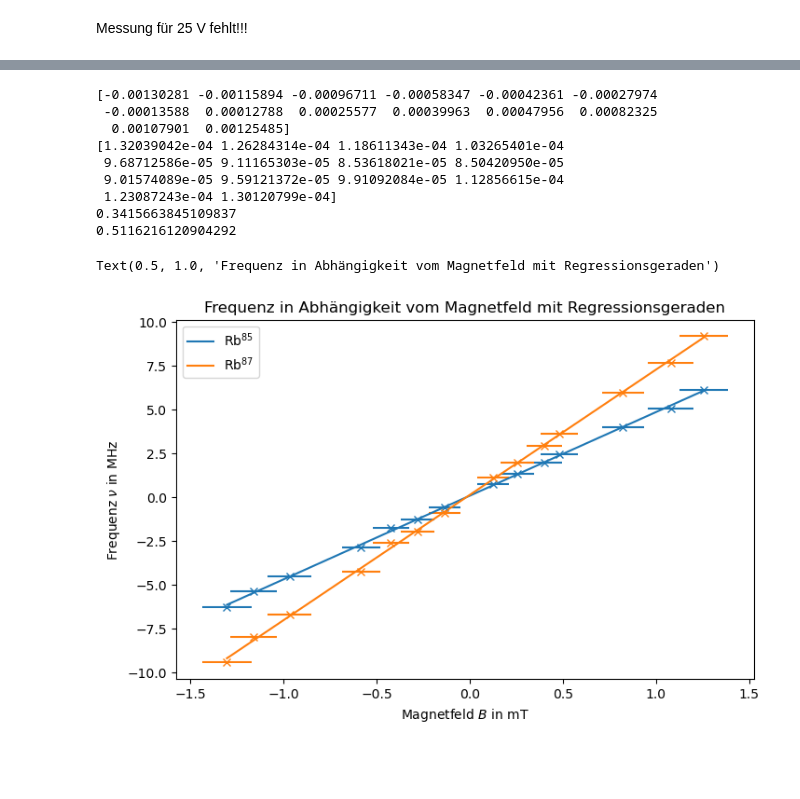
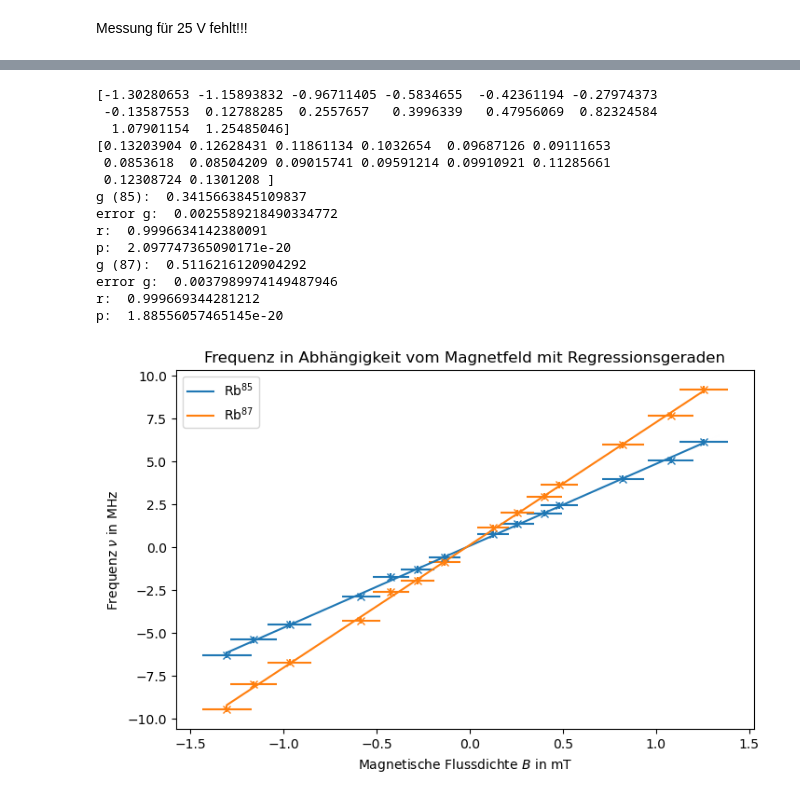
Before and after one commit to hannes-ebe/F-Prak-B, a Jupyter notebook: Optisches_Pumpen/frequenzsweep.ipynb, the cells around one changed output, grey strips where cells are left out. Drawn from its saved outputs; the diff is of its cells as text; code cells hidden in the pictures; blank space fills up the shorter version.

```diff
--- a/Optisches_Pumpen/frequenzsweep.ipynb
+++ b/Optisches_Pumpen/frequenzsweep.ipynb
@@ -81,7 +81,7 @@ def find_flanke(y):
 
 def peak_func(feq,U,I,height,prominence,width,cut=(0,1)):
     '''Nutze die zwei niedrigsten Peaks'''
-    feq.plot(title=f'Spulenspannung $U={U}$ V',xlabel='time',ylabel1='SYNC-Signal in V',ylabel2='Spannung der Photodiode in V')
+    feq.plot(title=f'Spannung am Funktionsgenerator $U={U}$ V',xlabel='Zeit in s',ylabel1='SYNC-Signal in V',ylabel2='Spannung der Photodiode in V')
 
     # Daten auf den zu sehenden Sweep eingeschränkt.
     # Nutze die zwei niedrigsten Peaks.
@@ -105,9 +105,17 @@ def peak_func(feq,U,I,height,prominence,width,cut=(0,1)):
 
     B = const.mu_0*helmholtz(N,r,0.5*I)  # Helmholtz gibt H zurück, nicht B
     Berr = const.mu_0*helmholtz(N,r,abs(0.02*I)+0.05)
-    print(Berr)
 
-    return np.array([B,freq[peaks][0],freq[peaks][1],Berr])
+    # print('Spannung: ',U)
+    # print(B*1e3)
+    # print(Berr*1e3)
+
+    # print(peaks)
+    ferr = 50/(flanken[1]-flanken[0])*(10e6-500e3)
+
+    plt.savefig(f'figures/frequenzsweep_{U}_V.pdf')
+
+    return np.array([B,freq[peaks][0],freq[peaks][1],Berr,ferr])
 
 peaks = []
 
@@ -128,5 +136,4 @@ peaks.append(peak_func(sweep[13],3.5,1.35,-1.581,0.001,10,cut=(0,1)))
 peaks.append(peak_func(sweep[14],4.0,1.57,-1.5885,0.001,10,cut=(0,1)))
 
 peaks = np.array(peaks).T
-print(peaks)
 # %% [output]
@@ -168,48 +159,66 @@ def slope_to_g(slope):
 
 # Stimmt die Einheit des Magnetfeldes???
 fig, ax = plt.subplots(figsize=(8,5))
 
 # Entferne einen Wert und invertiere den ersten Teil der Geraden
 B = peaks[0]
 f1 = peaks[1]
 f2 = peaks[2]
 Berr = peaks[3]
+ferr = peaks[4]
 entf = 3
 B = np.delete(B,[entf])
 Berr = np.delete(Berr,[entf])
 f1 = np.delete(f1,[entf])
 f2 = np.delete(f2,[entf])
 f1 = np.append(-1*f1[0:7],f1[7:])
 f2 = np.append(-1*f2[0:7],f2[7:])
+ferr = np.delete(ferr,[entf])
 
-plt.errorbar(B*1e3,f1*1e-6,xerr=Berr*1e3,linestyle=' ',marker='x')
-plt.errorbar(B*1e3,f2*1e-6,xerr=Berr*1e3,linestyle=' ',marker='x')
+# Fehler für B aus Multimeter-Messung
+# Fehler für Frequenz aus Abschätung von \pm 5 Zeitschhritten
 
-print(B)
-print(Berr)
+plt.errorbar(B*1e3,f1*1e-6,xerr=Berr*1e3,yerr=ferr*1e-6,linestyle=' ',marker='x')
+plt.errorbar(B*1e3,f2*1e-6,xerr=Berr*1e3,yerr=ferr*1e-6,linestyle=' ',marker='x')
+
+print(B*1e3)
+print(Berr*1e3)
+# print(ferr)
+# print(f2)
 
 slope, intercept, rvalue, pvalue, slope_std = linregress(B,f1)
 plt.plot(B*1e3,lin(B,slope,intercept)*1e-6,label='Rb$^{85}$',c='tab:blue')
-print(slope_to_g(slope))
+print('g (85): ', slope_to_g(slope))
+print('error g: ', slope_to_g(slope_std))
+print('r: ',rvalue)
+print('p: ',pvalue)
 
 
 slope, intercept, rvalue, pvalue, slope_std = linregress(B,f2)
 plt.plot(B*1e3,lin(B,slope,intercept)*1e-6,label='Rb$^{87}$',c='tab:orange')
-print(slope_to_g(slope))
+print('g (87): ', slope_to_g(slope))
+print('error g: ', slope_to_g(slope_std))
+print('r: ',rvalue)
+print('p: ',pvalue)
 
-plt.xlabel('Magnetfeld $B$ in mT')
+plt.xlabel('Magnetische Flussdichte $B$ in mT')
 plt.ylabel(r'Frequenz $\nu$ in MHz')
 plt.legend()
 plt.title('Frequenz in Abhängigkeit vom Magnetfeld mit Regressionsgeraden')
+plt.savefig('figures/frequenzsweep_regression.pdf')
 # %% [output]
-[-0.00130281 -0.00115894 -0.00096711 -0.00058347 -0.00042361 -0.00027974
- -0.00013588  0.00012788  0.00025577  0.00039963  0.00047956  0.00082325
-  0.00107901  0.00125485]
-[1.32039042e-04 1.26284314e-04 1.18611343e-04 1.03265401e-04
- 9.68712586e-05 9.11165303e-05 8.53618021e-05 8.50420950e-05
- 9.01574089e-05 9.59121372e-05 9.91092084e-05 1.12856615e-04
- 1.23087243e-04 1.30120799e-04]
-0.3415663845109837
-0.5116216120904292
+[-1.30280653 -1.15893832 -0.96711405 -0.5834655  -0.42361194 -0.27974373
+ -0.13587553  0.12788285  0.2557657   0.3996339   0.47956069  0.82324584
+  1.07901154  1.25485046]
+[0.13203904 0.12628431 0.11861134 0.1032654  0.09687126 0.09111653
+ 0.0853618  0.08504209 0.09015741 0.09591214 0.09910921 0.11285661
+ 0.12308724 0.1301208 ]
+g (85):  0.3415663845109837
+error g:  0.0025589218490334772
+r:  0.9996634142380091
+p:  2.097747365090171e-20
+g (87):  0.5116216120904292
+error g:  0.0037989974149487946
+r:  0.999669344281212
+p:  1.88556057465145e-20
-Text(0.5, 1.0, 'Frequenz in Abhängigkeit vom Magnetfeld mit Regressionsgeraden')
-[figure, old version]
+[figure, new version]
```
Also changed, not shown: parts of 1 cell of this notebook.
